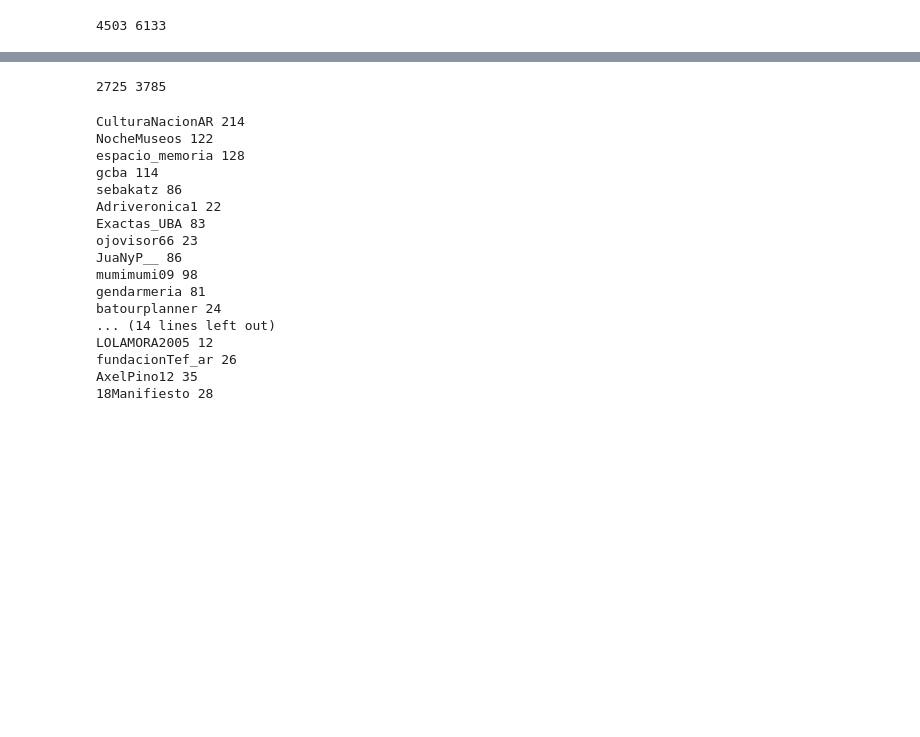
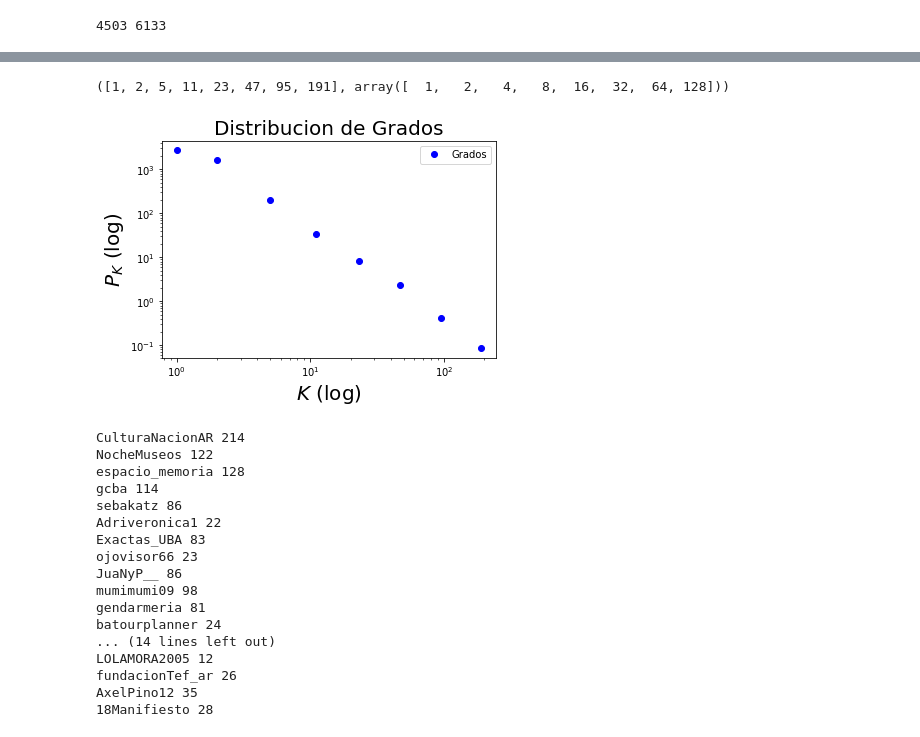
Before and after one commit to alangivre/NocheMuseos, a Jupyter notebook: LevantaTweets.ipynb, the cells around one changed output, grey strips where cells are left out. Drawn from its saved outputs; the diff is of its cells as text; code cells hidden in the pictures; blank space fills up the shorter version.

```diff
--- a/LevantaTweets.ipynb
+++ b/LevantaTweets.ipynb
@@ -258,10 +290,48 @@ Gc = max(nx.connected_component_subgraphs(G), key=len)
+# %%
+# Beneado Logaritmico para pk y k
+
+# Para pk
+grados = defaultdict(int)
+j=1
+while j<=(max((list(dict(Gc.degree).values())))):
+    for i in (list(dict(Gc.degree).values())):
+        if i<=j and i>=j/2:
+            grados[j]+=1
+    j=j*2
+gord = sorted(grados.items())
+k, pk = np.array(gord).T
+#print (pk,k)
+
+pk = [i/float(j) for i,j in zip(pk,k)] #Aquí cambie a flotante porque me daba mal. Creo que por la version de python
+
+# Para k
+# Hace celdas equiespaciadas en escala logaritmica que dependen del grado
+bins=[1]
+s=1
+j=1
+for t in k[1:]:
+    s=j+t/2
+    j=j+t
+    bins.append(s)
+print (bins,k)
+# %% [output]
+([1, 2, 5, 11, 23, 47, 95, 191], array([  1,   2,   4,   8,  16,  32,  64, 128]))
+# %%
+# Bineado logaritmico con escala lgaritmica en ambos ejes
+
+plt.plot(bins, pk, 'bo')
+plt.xscale('log')
+plt.yscale('log')
+plt.legend(['Grados'])
+plt.xlabel('$K$ (log)', fontsize = 20)
+plt.ylabel('$P_K$ (log)', fontsize = 20)
+plt.title('Distribucion de Grados', fontsize = 20)
+plt.show()
+# %% [output]
+[figure, added]
 # %%
 # Exportar el grafo en formato adecuado para GEPHI
 nx.write_gexf(Gc,'LaNochedelosMuseosCC.gexf')
-# %%
-print (nx.number_of_nodes(Gc),nx.number_of_edges(Gc))
-# %% [output]
-2725 3785
 # %%
 #Bet=nx.betweenness_centrality(Gc, k=None, normalized=True, weight=None, endpoints=False, seed=None)
 Grados=sorted(Bet,reverse=True,key=lambda x:Bet[x])
```
Also changed, not shown: parts of 11 cells of this notebook.
